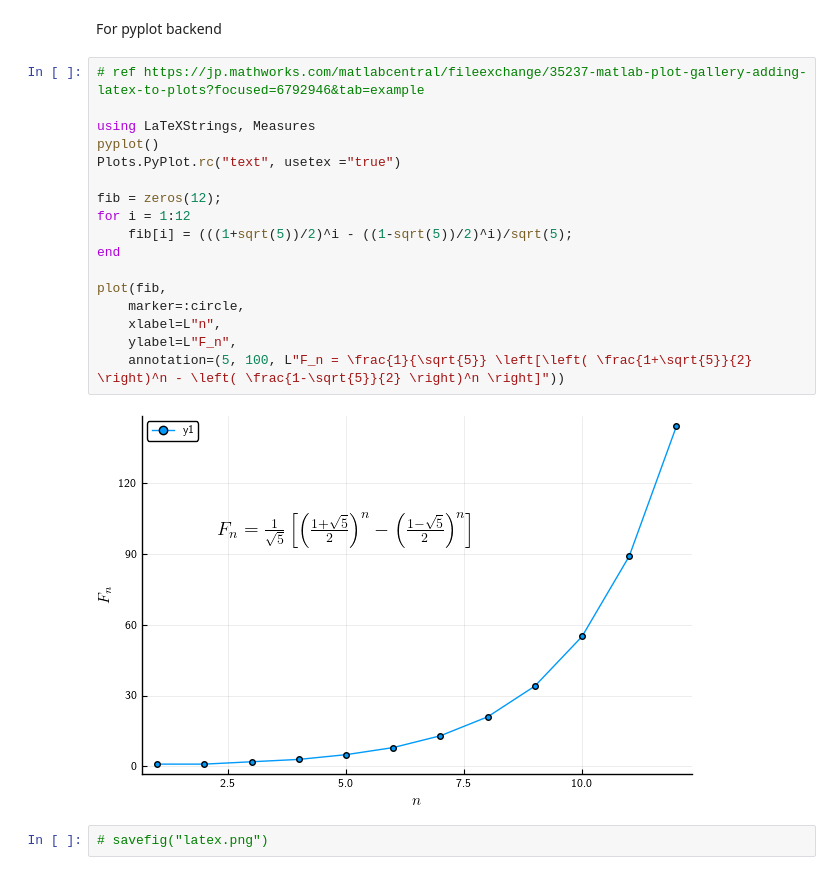
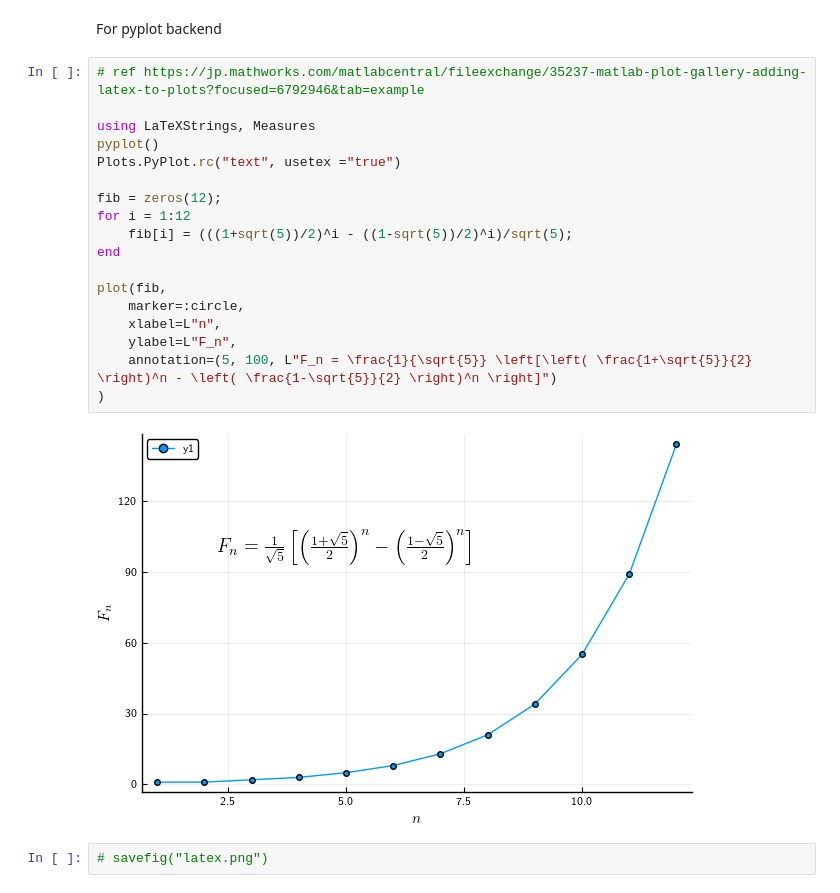
Before and after one commit to goropikari/PlotsGallery.jl, a Jupyter notebook: PlotsGallery.ipynb, the cells around one changed output. Cells and saved outputs as stored; diff of their text form.

```diff
--- a/PlotsGallery.ipynb
+++ b/PlotsGallery.ipynb
@@ -607,21 +611,22 @@ For pyplot backend
 # %%
 # ref https://jp.mathworks.com/matlabcentral/fileexchange/35237-matlab-plot-gallery-adding-latex-to-plots?focused=6792946&tab=example
 
 using LaTeXStrings, Measures
 pyplot()
 Plots.PyPlot.rc("text", usetex ="true")
 
 fib = zeros(12);
 for i = 1:12
     fib[i] = (((1+sqrt(5))/2)^i - ((1-sqrt(5))/2)^i)/sqrt(5);
 end
 
 plot(fib,
     marker=:circle,
     xlabel=L"n",
     ylabel=L"F_n",
-    annotation=(5, 100, L"F_n = \frac{1}{\sqrt{5}} \left[\left( \frac{1+\sqrt{5}}{2} \right)^n - \left( \frac{1-\sqrt{5}}{2} \right)^n \right]"))
+    annotation=(5, 100, L"F_n = \frac{1}{\sqrt{5}} \left[\left( \frac{1+\sqrt{5}}{2} \right)^n - \left( \frac{1-\sqrt{5}}{2} \right)^n \right]")
+)
 # %% [output]
-[figure, old version]
+[figure, new version]
 # %%
 # savefig("latex.png")
```
Also changed, not shown: parts of 5 cells of this notebook.
